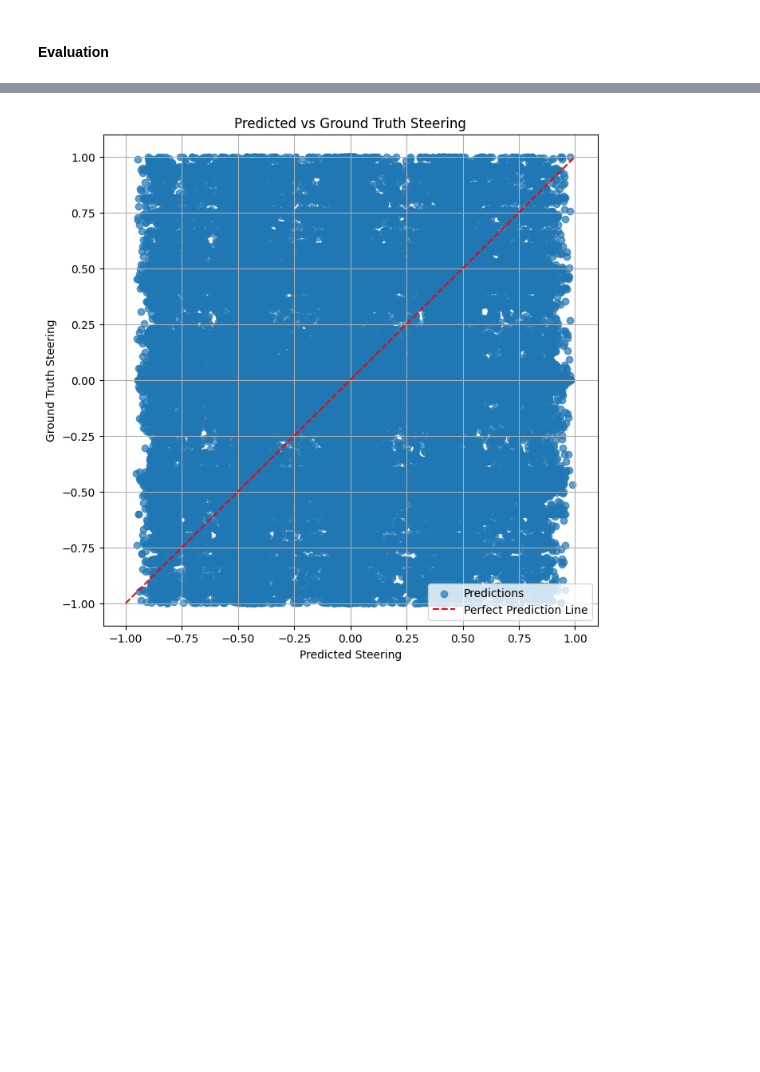
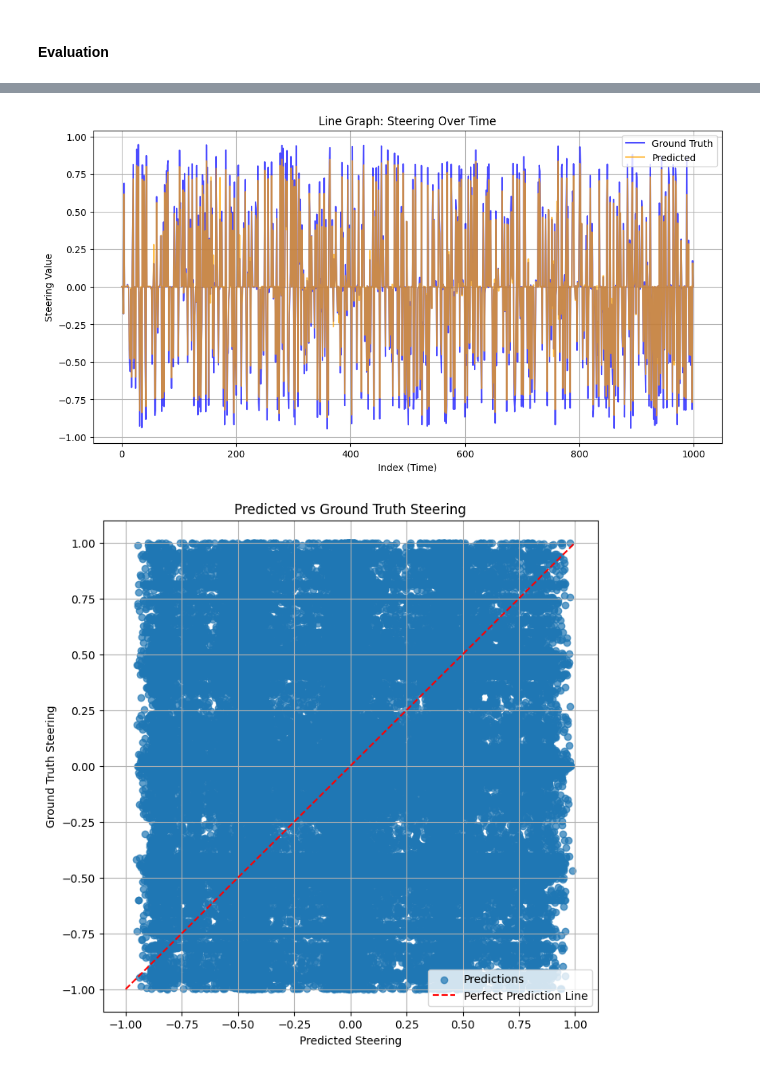
Before and after one commit to ElaheDlv/project-with-aws, a Jupyter notebook: with all data/Imitation_learning_training.ipynb, the cells around one changed output, grey strips where cells are left out. Drawn from its saved outputs; the diff is of its cells as text; code cells hidden in the pictures; blank space fills up the shorter version.

```diff
--- a/with all data/Imitation_learning_training.ipynb
+++ b/with all data/Imitation_learning_training.ipynb
@@ -520,3 +512,16 @@ Detected at node model/conv2_block3_3_bn/FusedBatchNormV3 defined at (most recen
+# %%
+# 2. Line Graph: Steering Over Time
+plt.figure(figsize=(12, 6))
+plt.plot(ground_truth_values[0:1000], label="Ground Truth", color="blue", alpha=0.7)
+plt.plot(predicted_values[0:1000], label="Predicted", color="orange", alpha=0.7)
+plt.xlabel("Index (Time)")
+plt.ylabel("Steering Value")
+plt.title("Line Graph: Steering Over Time")
+plt.legend()
+plt.grid()
+plt.show()
+# %% [output]
+[figure, added]
 # %%
 # Store predictions in the dataset
 labels_df['predicted_steering']= predicted_values[:len(image_path)]
```
Also changed, not shown: parts of 6 cells of this notebook, 2 other files.
